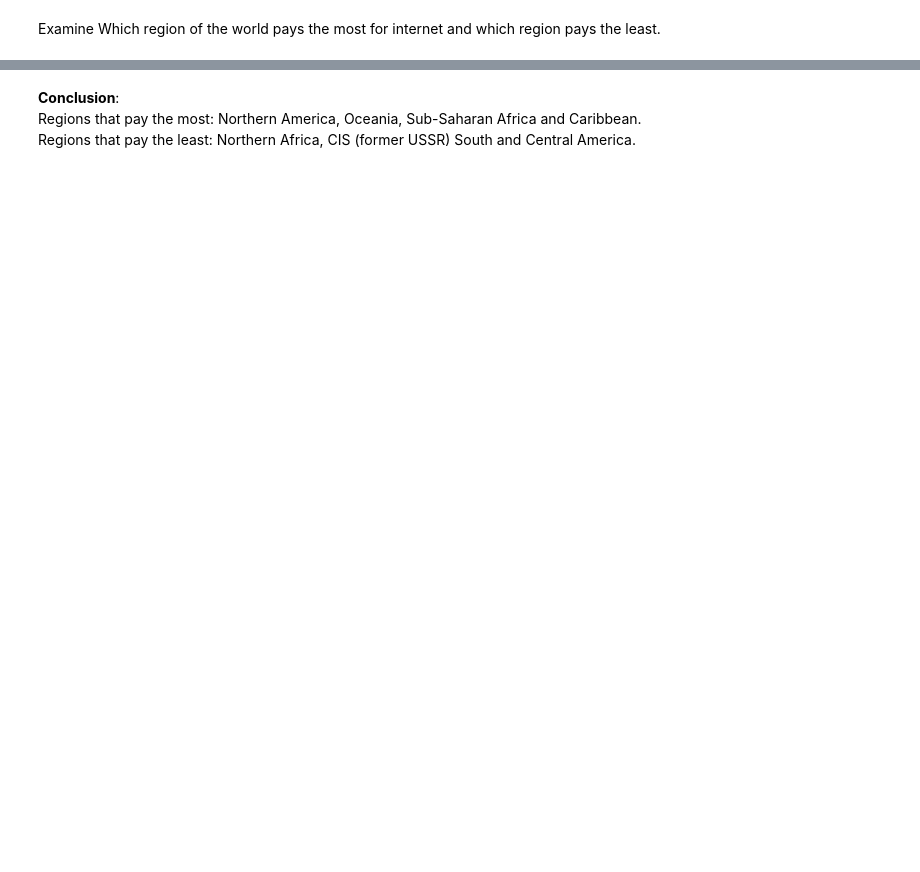
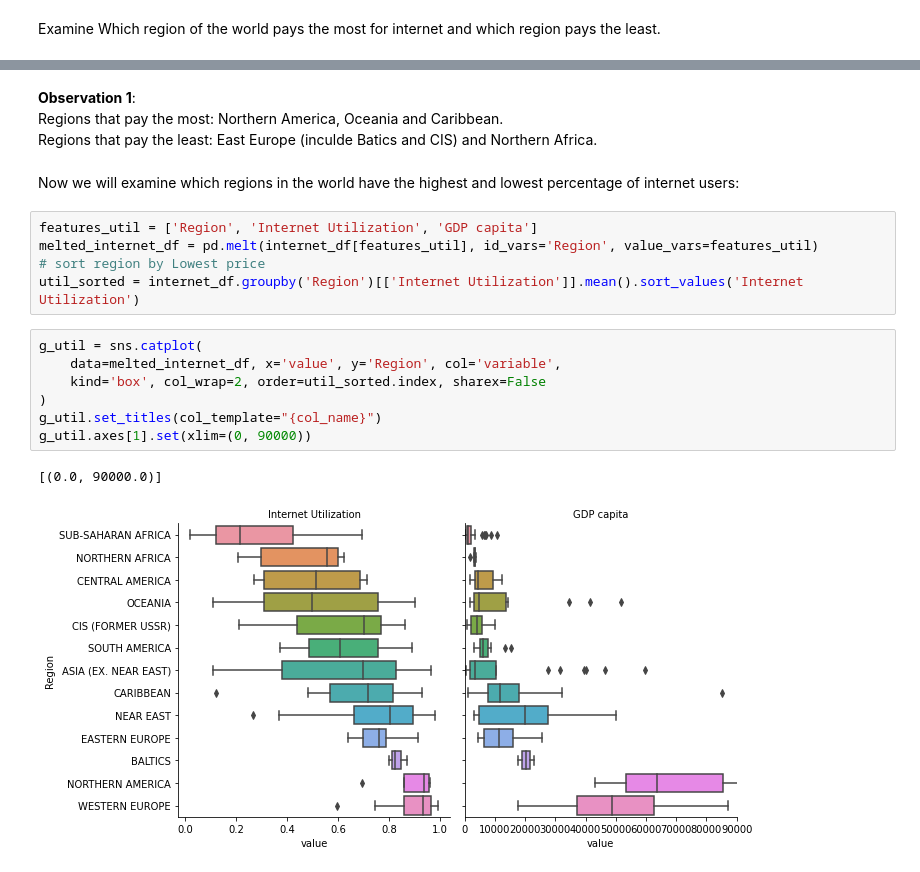
Before and after one commit to RonAlfi/Project, a Jupyter notebook: Internet Prices.ipynb, the cells around one changed output, grey strips where cells are left out. Drawn from its saved outputs; the diff is of its cells as text; blank space fills up the shorter version.

```diff
--- a/Internet Prices.ipynb
+++ b/Internet Prices.ipynb
@@ -235,4 +287,21 @@ g.axes[2].set(xlim=(0, 130), xlabel='1GB Highest price')
 # %% [markdown]
-<b>Conclusion</b>:
-Regions that pay the most: Northern America, Oceania, Sub-Saharan Africa and Caribbean.
-Regions that pay the least: Northern Africa, CIS (former USSR) South and Central America.
+<b>Observation 1</b>:
+Regions that pay the most: Northern America, Oceania and Caribbean.
+Regions that pay the least: East Europe (inculde Batics and CIS) and Northern Africa.
+# %% [markdown]
+Now we will examine which regions in the world have the highest and lowest percentage of internet users:
+# %%
+features_util = ['Region', 'Internet Utilization', 'GDP capita']
+melted_internet_df = pd.melt(internet_df[features_util], id_vars='Region', value_vars=features_util)
+# sort region by Lowest price
+util_sorted = internet_df.groupby('Region')[['Internet Utilization']].mean().sort_values('Internet Utilization')
+# %%
+g_util = sns.catplot(
+    data=melted_internet_df, x='value', y='Region', col='variable',
+    kind='box', col_wrap=2, order=util_sorted.index, sharex=False
+)
+g_util.set_titles(col_template="{col_name}")
+g_util.axes[1].set(xlim=(0, 90000))
+# %% [output]
+[(0.0, 90000.0)]
+[figure, added]
```
Also changed, not shown: parts of 44 cells of this notebook.
